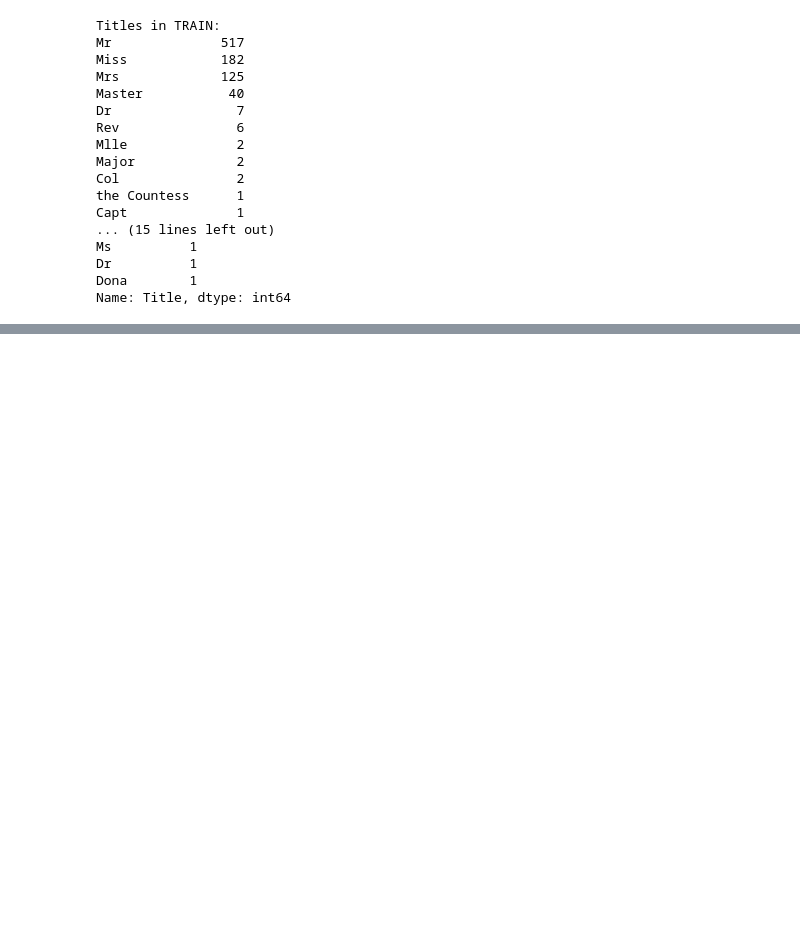
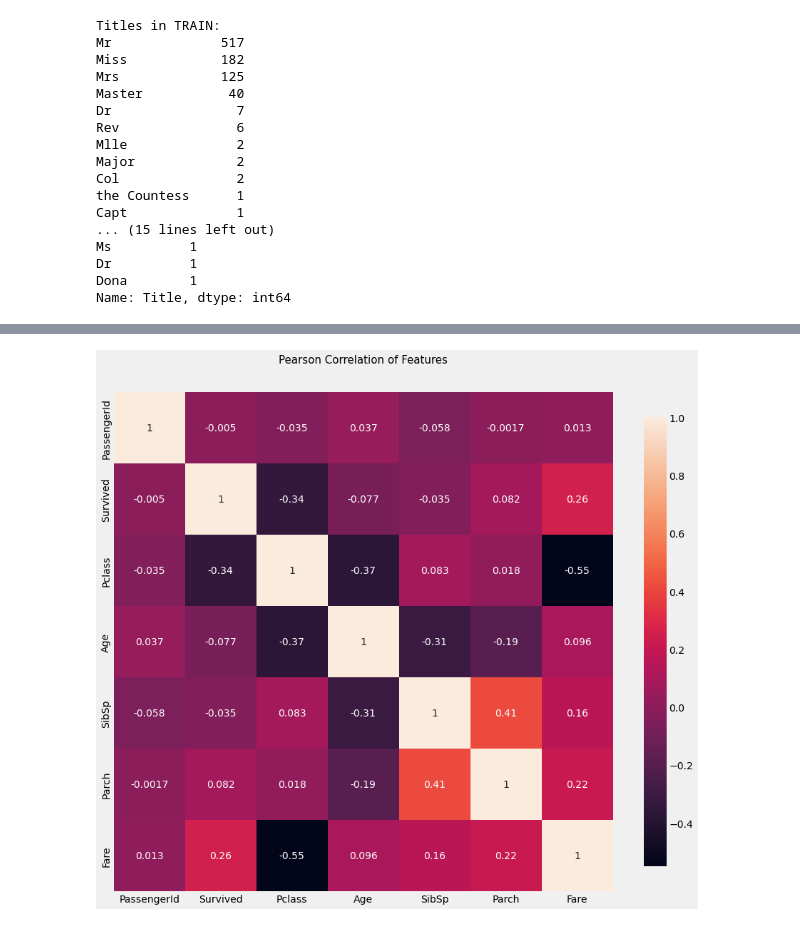
Before and after one commit to AZelenski261/cap4770-final-project, a Jupyter notebook: Final Project/CAP 4770 Final Project Combined Code.ipynb, the cells around one changed output, grey strips where cells are left out. Cells and saved outputs as stored; diff of their text form; code cells hidden in the pictures; blank space fills up the shorter version.

```diff
--- a/Final Project/CAP 4770 Final Project Combined Code.ipynb
+++ b/Final Project/CAP 4770 Final Project Combined Code.ipynb
@@ -56,6 +57,19 @@ def getPredictions(model, passengerIDsColumn: pd.Series, dataArrayToPredict: np.
     for i in range(len(dataArrayToPredict)):
         results.append(model.predict([dataArrayToPredict[i,:]])[0])
     return pd.concat([passengerIDsColumn, pd.DataFrame({'Survived' : results})], axis=1)
+# %%
+def correlation_heatmap(df):
+    _ , ax = plt.subplots(figsize =(14, 12))
+
+    _ = sns.heatmap(
+        df.corr(),
+        square=True,
+        cbar_kws={'shrink':.9 },
+        ax=ax,
+        annot=True,
+    )
+
+    plt.title('Pearson Correlation of Features', y=1.05, size=15)
 # %%
 trainData = pd.read_csv('./titanic/train.csv',
     usecols=['PassengerId', 'Survived', 'Pclass', 'Name', 'Sex', 'Age', 'SibSp', 'Parch', 'Ticket', 'Fare',
@@ -356,3 +655,8 @@ Normalized confusion matrix
+# %%
+my_cmap = sns.diverging_palette(h_neg=240, h_pos=30,s=99,l=60,sep=7,n=20)
+correlation_heatmap(trainCopy)
+# %% [output]
+[figure, added]
 # %%
 plt.figure(figsize=[16,12])
 
```
Also changed, not shown: parts of 27 cells of this notebook.
